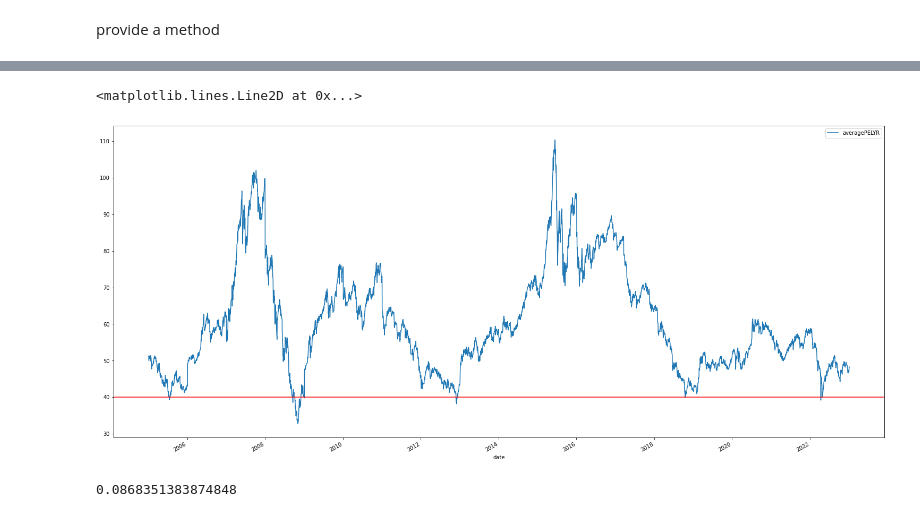
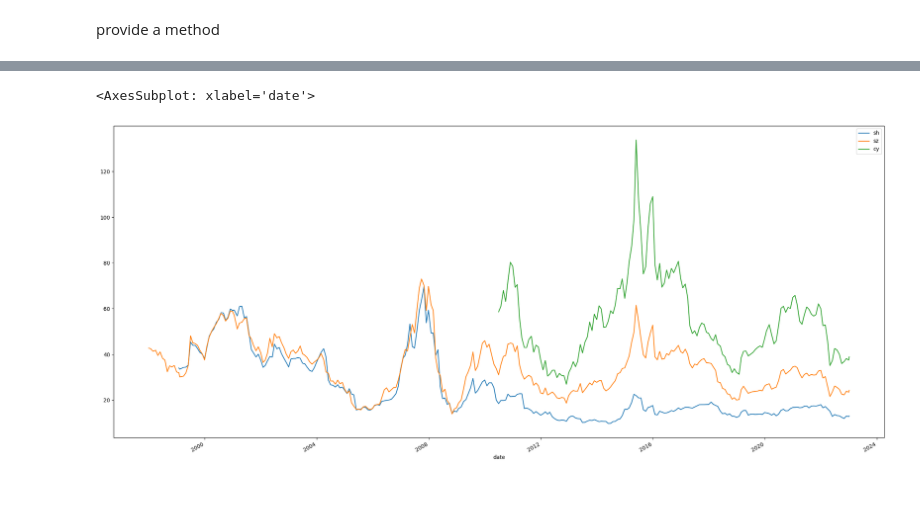
Before and after one commit to steven-xian/example, a Jupyter notebook: learn_python/finance/ak-fund-demo.ipynb, the cells around one changed output, grey strips where cells are left out. Saved outputs shown, nothing was run; the diff lists cells and outputs as text; code cells hidden in the pictures.

```diff
--- a/learn_python/finance/ak-fund-demo.ipynb
+++ b/learn_python/finance/ak-fund-demo.ipynb
@@ -288,10 +88,0 @@ KeyError: '2015'
-# %%
-import matplotlib.pyplot as plt
-
-stock_a_pe_df = ak.stock_a_pe(symbol="all")
-stock_a_pe_df.index = pd.to_datetime(stock_a_pe_df['date'])
-stock_a_pe_df[['averagePELYR']].plot(kind='line', figsize=(26, 12))
-plt.axhline(y=40, color='r', linestyle='-')
-# %% [output]
-<matplotlib.lines.Line2D at 0x...>
-[figure, removed]
@@ -303,4 +89,55 @@ stock_a_pe_df[stock_a_pe_df['averagePELYR'].astype(float) <= 40]
-# %%
-2.2579 / 2.0775 -1
-# %% [output]
-0.0868351383874848
+# %%
+import matplotlib.pyplot as plt
+import pandas as pd
+import akshare as ak
+
+stock_a_pe_all_df = ak.stock_a_pe(symbol="all")
+stock_a_pe_300_df = ak.stock_a_pe(symbol="000300.XSHG")
+stock_a_pe_cy_df = ak.stock_a_pe(symbol="cy")
+stock_a_pe_kc_df = ak.stock_a_pe(symbol="kc")
+stock_a_pe_sh_df = ak.stock_a_pe(symbol="sh")
+stock_a_pe_sz_df = ak.stock_a_pe(symbol="sz")
+
+stock_a_pe_sh_df.to_csv("sh_pe.csv")
+stock_a_pe_sz_df.to_csv("sz_pe.csv")
+stock_a_pe_300_df.to_csv("hs_pe.csv")
+stock_a_pe_cy_df.to_csv("cy_pe.csv")
+stock_a_pe_kc_df.to_csv("kc_pe.csv")
+stock_a_pe_all_df.to_csv("all_pe.csv")
+
+stock_pe_sh_df = pd.DataFrame({
+    "sh": list(stock_a_pe_sh_df["pe"])
+}, index=pd.to_datetime(stock_a_pe_sh_df['date']))
+
+stock_pe_sz_df = pd.DataFrame({
+    "sz": list(stock_a_pe_sz_df["pe"])
+}, index=pd.to_datetime(stock_a_pe_sz_df['date']))
+
+stock_pe_hs_df = pd.DataFrame({
+    "hs300": list(stock_a_pe_300_df["averagePETTM"])
+}, index=pd.to_datetime(stock_a_pe_300_df['date']))
+
+stock_pe_cy_df = pd.DataFrame({
+    "cy": list(stock_a_pe_cy_df["pe"])
+}, index=pd.to_datetime(stock_a_pe_cy_df['date']))
+
+stock_pe_kc_df = pd.DataFrame({
+    "kc": list(stock_a_pe_kc_df["pe"])
+}, index=pd.to_datetime(stock_a_pe_kc_df['date']))
+
+stock_pe_all_df = pd.DataFrame({
+    "all": list(stock_a_pe_all_df["averagePETTM"])
+}, index=pd.to_datetime(stock_a_pe_all_df['date']))
+
+
+# print(stock_pe_sh_df)
+# print(stock_pe_hs_df)
+# stock_pe_df = pd.concat([stock_pe_sh_df,stock_pe_sz_df,stock_pe_hs_df,stock_pe_cy_df,stock_pe_kc_df,stock_pe_all_df], axis=1)
+stock_pe_df = pd.concat([stock_pe_sh_df,stock_pe_sz_df,stock_pe_cy_df], axis=1)
+# print(stock_pe_df)
+
+stock_pe_df.plot(kind='line', figsize=(26, 12))
+# plt.axhline(y=, color='r', linestyle='-')
+# %% [output]
+<AxesSubplot: xlabel='date'>
+[figure, added]
```
Also changed, not shown: parts of 25 cells of this notebook, 2 other files.
